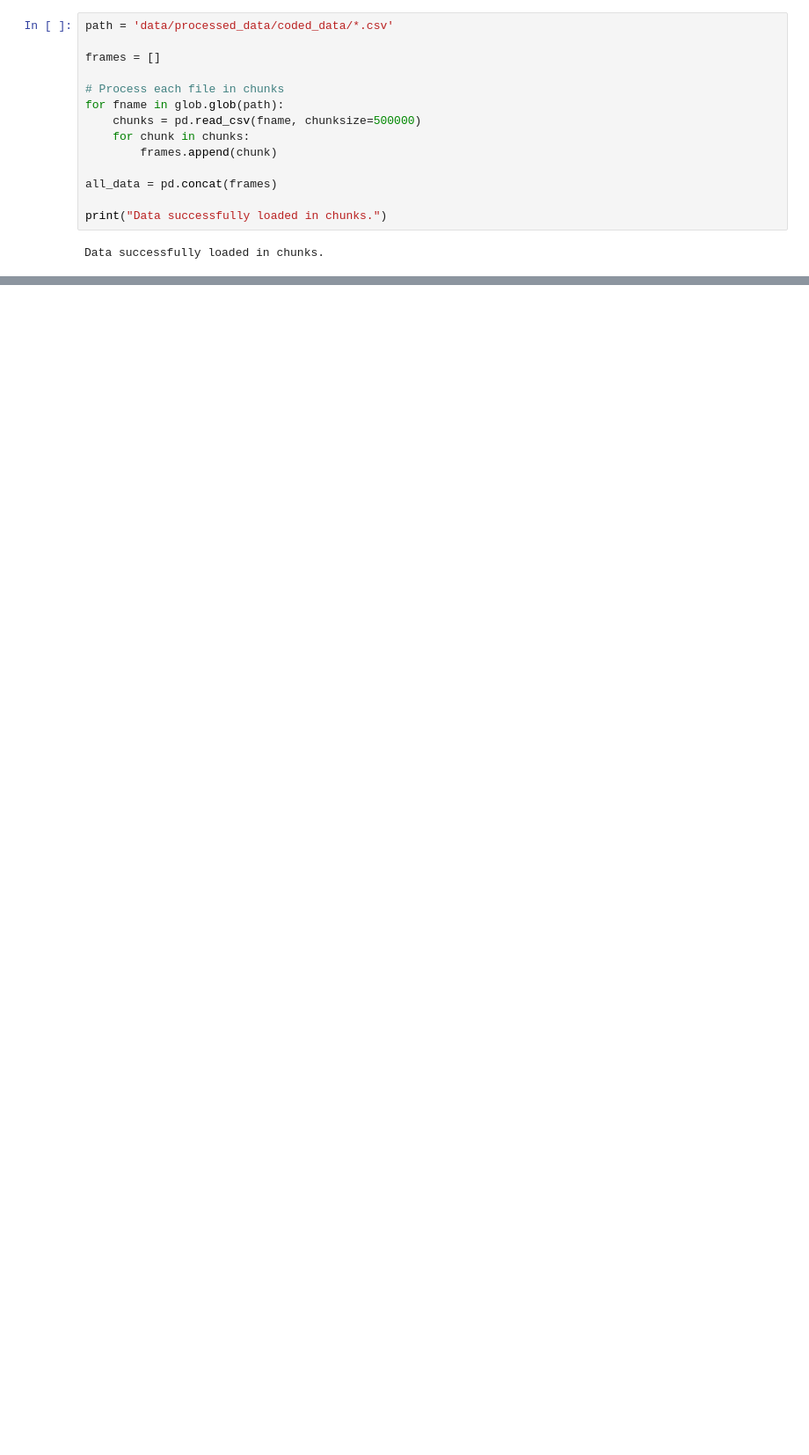
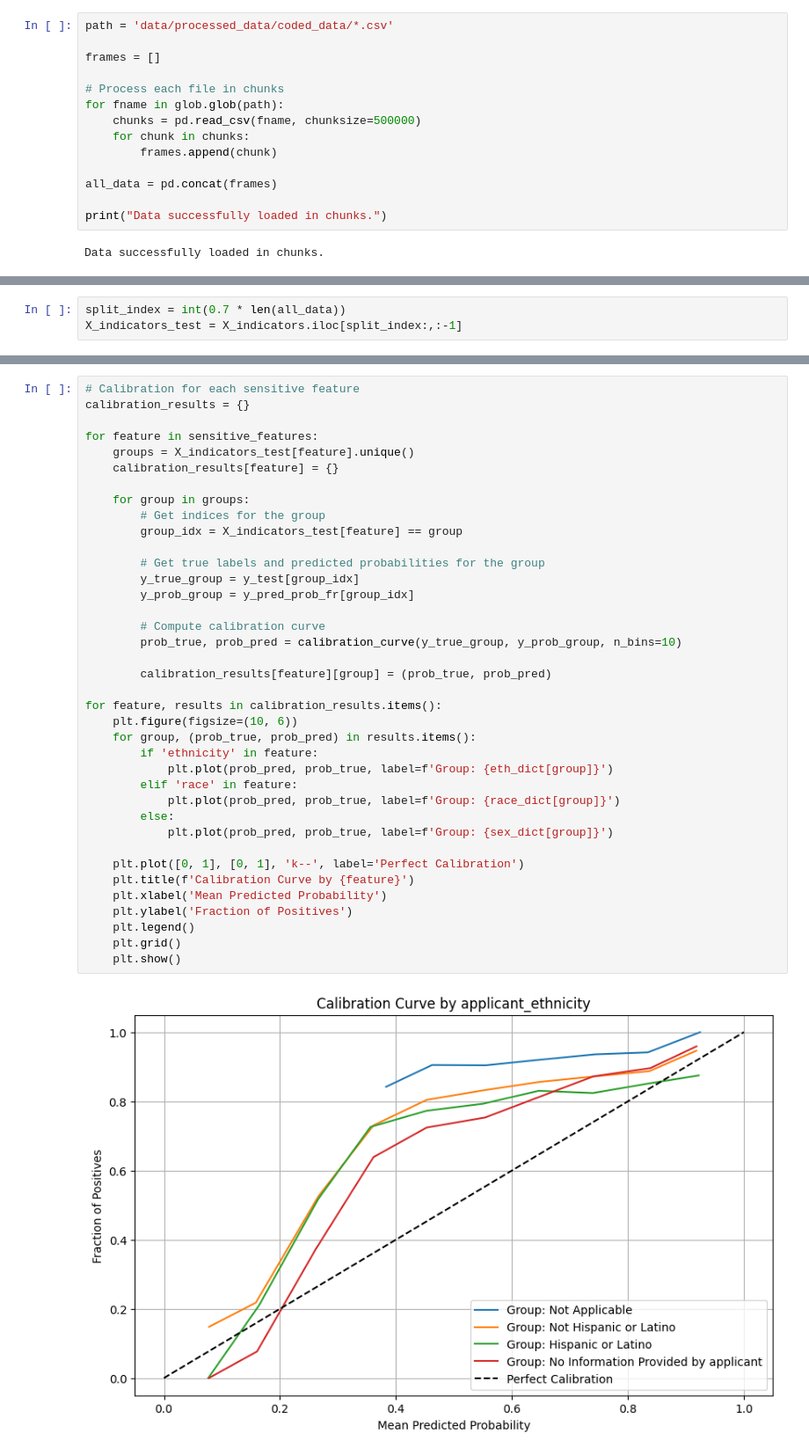
Before and after one commit to hillmerr/Loan_fairness, a Jupyter notebook: model_building.ipynb, the cells around one changed output, grey strips where cells are left out. Shown: that part at 88% size. Drawn from its saved outputs; the diff is of its cells as text; blank space fills up the shorter version.

```diff
--- a/model_building.ipynb
+++ b/model_building.ipynb
@@ -301,0 +271,3 @@ Precision-Recall AUC: 0.8826328622667446
+# %%
+split_index = int(0.7 * len(all_data))
+X_indicators_test = X_indicators.iloc[split_index:,:-1]
@@ -301,0 +347,40 @@ Precision-Recall AUC: 0.8826328622667446
+# %%
+# Calibration for each sensitive feature
+calibration_results = {}
+
+for feature in sensitive_features:
+    groups = X_indicators_test[feature].unique()
+    calibration_results[feature] = {}
+
+    for group in groups:
+        # Get indices for the group
+        group_idx = X_indicators_test[feature] == group
+
+        # Get true labels and predicted probabilities for the group
+        y_true_group = y_test[group_idx]
+        y_prob_group = y_pred_prob_fr[group_idx]
+
+        # Compute calibration curve
+        prob_true, prob_pred = calibration_curve(y_true_group, y_prob_group, n_bins=10)
+
+        calibration_results[feature][group] = (prob_true, prob_pred)
+
+for feature, results in calibration_results.items():
+    plt.figure(figsize=(10, 6))
+    for group, (prob_true, prob_pred) in results.items():
+        if 'ethnicity' in feature:
+            plt.plot(prob_pred, prob_true, label=f'Group: {eth_dict[group]}')
+        elif 'race' in feature:
+            plt.plot(prob_pred, prob_true, label=f'Group: {race_dict[group]}')
+        else:
+            plt.plot(prob_pred, prob_true, label=f'Group: {sex_dict[group]}')
+
+    plt.plot([0, 1], [0, 1], 'k--', label='Perfect Calibration')
+    plt.title(f'Calibration Curve by {feature}')
+    plt.xlabel('Mean Predicted Probability')
+    plt.ylabel('Fraction of Positives')
+    plt.legend()
+    plt.grid()
+    plt.show()
+# %% [output]
+[figure, added]
```
Also changed, not shown: parts of 19 cells of this notebook, 13 other files.
